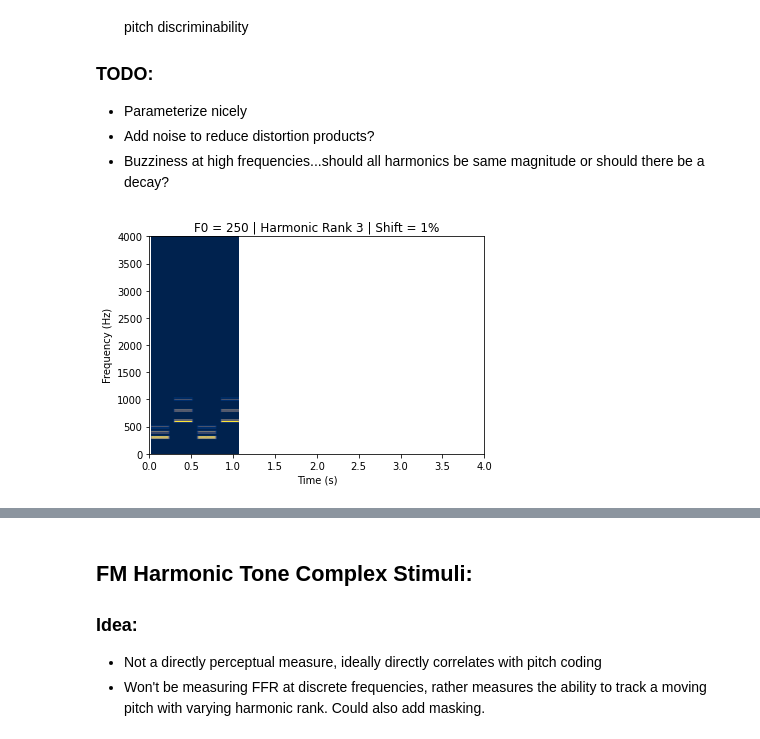
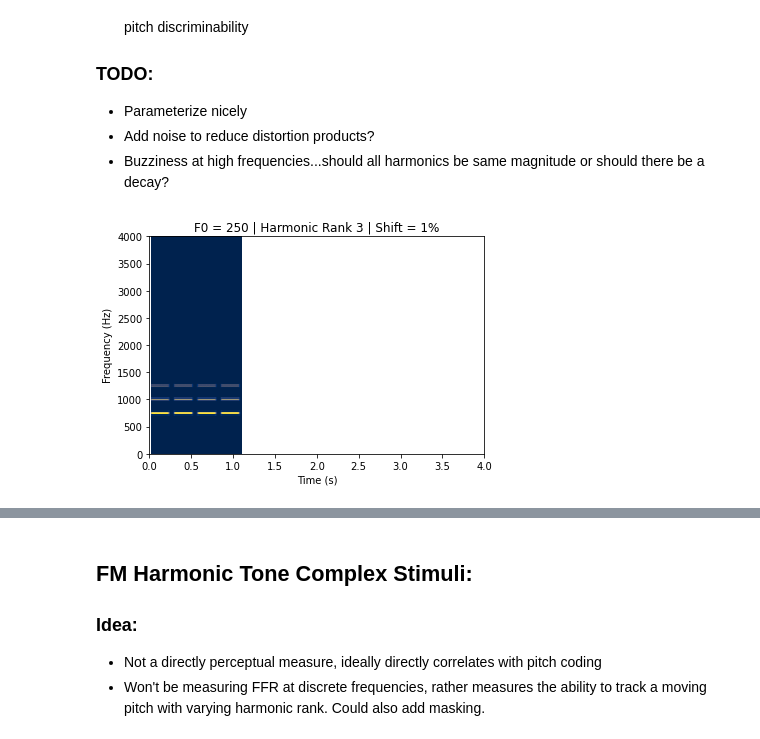
Before and after one commit to sivaprakasaman/Python_Coding_Toolbox, a Jupyter notebook: signal_processing/pitch/Pitch_Stimuli_Scratch.ipynb, the cells around one changed output, grey strips where cells are left out. Cells and saved outputs as stored; diff of their text form; code cells hidden in the pictures.

```diff
--- a/signal_processing/pitch/Pitch_Stimuli_Scratch.ipynb
+++ b/signal_processing/pitch/Pitch_Stimuli_Scratch.ipynb
@@ -54,7 +54,7 @@ def pitch_discrim(F0 = 250, shift = 1e-2, atten = 0.5, harm_rank = 3, tot_harm =
     F_1 = pure_tone_complex(freq_Hz1, fs, dur_sec, mags, phi)
     F_2 = pure_tone_complex(freq_Hz2, fs, dur_sec, mags, phi)
 
-    signal = np.concatenate([ham*F_1[1],space,ham*F_2[1],space,ham*F_1[1],space,ham*F_2[1]]);
+    signal = np.concatenate([ham*F_1[1],space,ham*F_2[1],space,ham*F_1[1],space,ham*F_2[1],space]);
     signal = atten*signal/np.max(signal);
 
     time = np.arange(0,dur_sec*4,1/fs);
@@ -126,23 +126,23 @@ def rms(vector):
     rmsval = np.sqrt(np.mean(np.square(vector)));
     return rmsval;
 # %%
-F0 = 100;
-shift = 1;
+F0 = 250;
+shift = 0.001;
 harm_rank = 16;
 tot_harm = 18;
 
 fs = round(50e6/1024);
 atten = .5;
 spacing = .03;
 dur_sec = .25;
 ramp_dur = 0.2;
 phase = 'sin';
 
 ###################################################################################################################
 sig, time = pitch_discrim(F0 = F0, fs = fs, spacing = spacing, dur_sec = dur_sec, shift = shift, phase = phase);
 get_spect(sig, fs, DR = 30, BW = 100, xlim = [0,4], ylim = [0,4e3],
           colormap = 'cividis', title = 'F0 = 250 | Harmonic Rank 3 | Shift = 1%');
-sound(sig,fs,fname = 'f0_100_rank3_max5_PT_sin.wav', savefile = 1)
-#ipd.Audio(sig, rate = fs)
+#sound(sig,fs,fname = 'f0_100_rank3_max5_PT_sin.wav', savefile = 1)
+ipd.Audio(sig, rate = fs)
 # %% [output]
-[figure, old version]
+[figure, new version]
```
Also changed, not shown: parts of 3 cells of this notebook, 11 other files.
